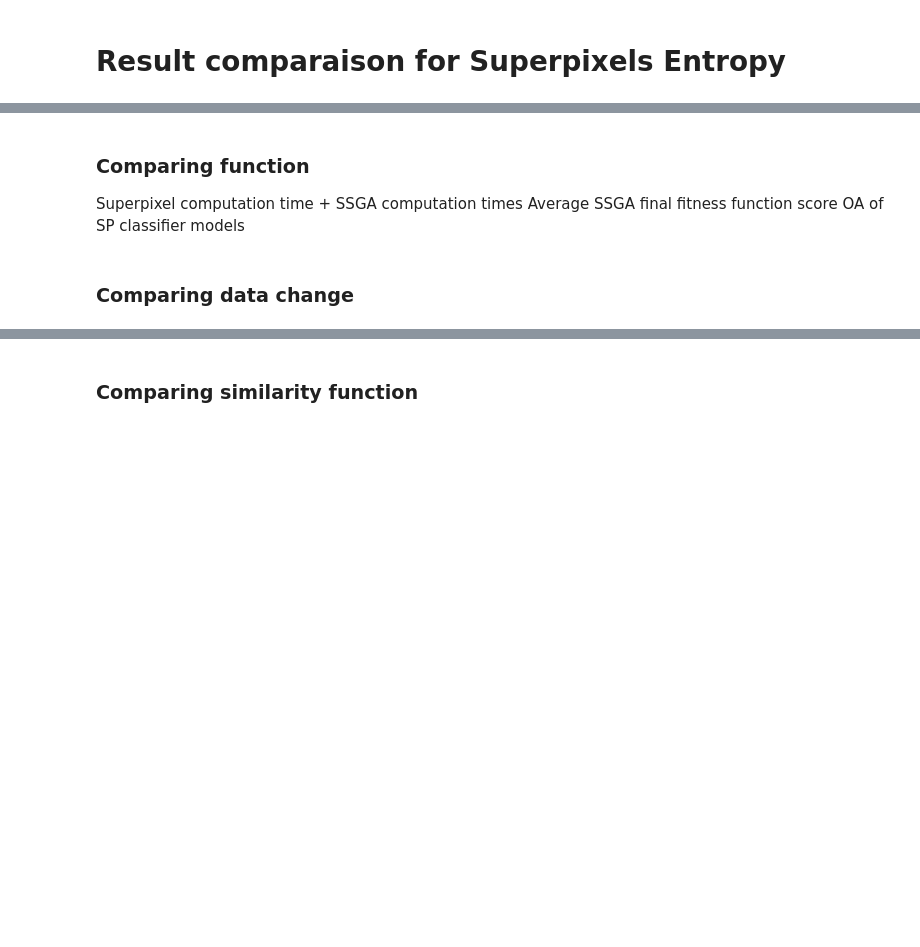
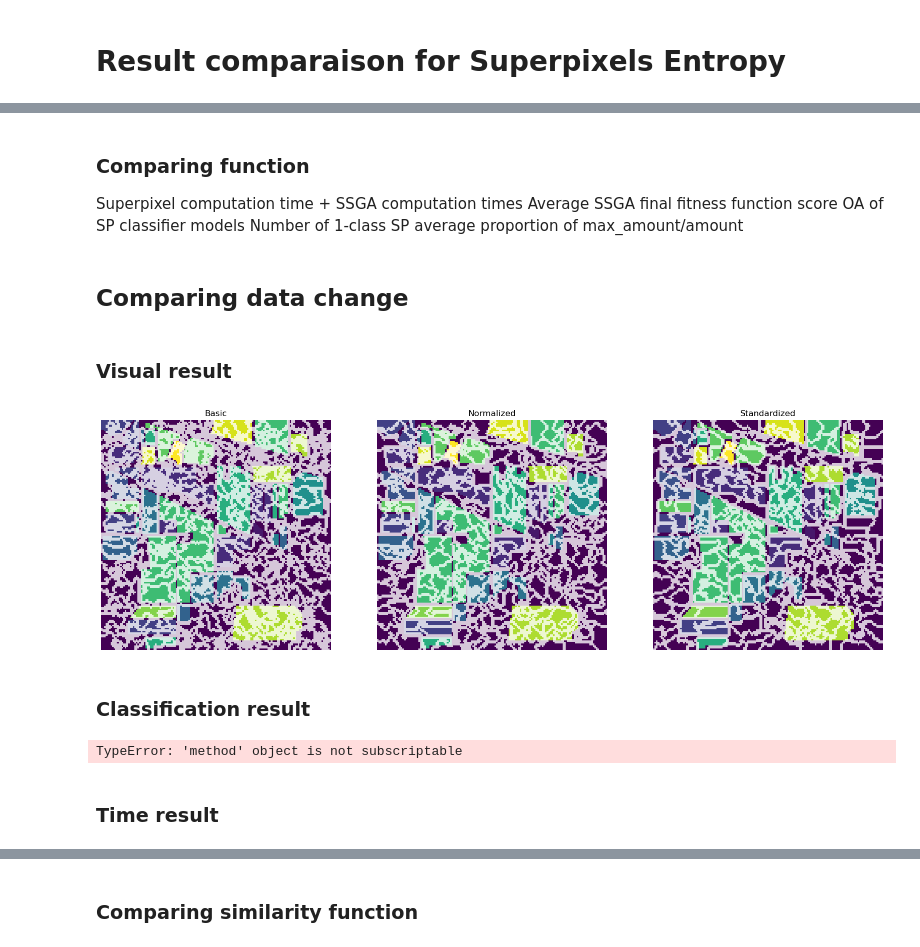
Before and after one commit to GeckSpy/M1-internship-SSGA, a Jupyter notebook: code/SPresult.ipynb, the cells around one changed output, grey strips where cells are left out. Drawn from its saved outputs; the diff is of its cells as text; code cells hidden in the pictures; blank space fills up the shorter version.

Commit message:
compared data format

```diff
--- a/code/SPresult.ipynb
+++ b/code/SPresult.ipynb
@@ -65,10 +156,63 @@ def find_lambda_coeff(data, K, mini, maxi, similarity_function, Ps):
 Superpixel computation time + SSGA computation times
 Average SSGA final fitness function score
 OA of SP classifier models
+Number of 1-class SP
+average proportion of max_amount/amount
 # %% [markdown]
-### Comparing data change
+## Comparing data change
 # %%
 data1 = usedDataset["data"].copy()
 data2 = Data.normalized_data(usedDataset["data"].copy())
 data3 = Data.standardize_data( usedDataset["data"].copy() )
 datas = [data1, data2, data3]
+names = ["Basic", "Normalized", "Standardized"]
+# %%
+K = 200
+Ps = computePs(K)
+# Values found with find_lambda_coeff function
+lambdaCoeffDatas = {100:[1, 17, 34],
+                    200:[1, 33, 72],
+                    300:[1, 52, 110],
+                    400:[1, 59, 150],
+                    500:[1, 78, 187],
+                    600:[1, 94, 230],
+                    700:[1, 133, 275]}
+
+
+SPClassifiers:list[SuperpixelClassifier] = []
+for i,data in enumerate(datas):
+    #SPs, coeff = find_lambda_coeff(data, K, 1, 300, ERS.complete_basic_similarity, Ps)
+    #print("Choosen Coef:", coeff)
+    SPs = ERS.find_superpixel(data, K, lambdaCoeffDatas[K][i], ERS.complete_basic_similarity, True)
+    SPClassifiers.append(SuperpixelClassifier(SPs, usedDataset["labels"], usedDataset["gt"]))
+# %% [markdown]
+### Visual result
+# %%
+fig, axs = plt.subplots(1, len(SPClassifiers))
+fig.set_size_inches(20,40)
+for i,C in enumerate(SPClassifiers):
+    axs[i].imshow(usedDataset["gt"])
+    axs[i].imshow(ERS.create_overlay_borders(usedDataset["gt"], C.liste, color=[255,255,255,200]))
+    axs[i].title.set_text(names[i])
+    axs[i].axis("off")
+
+plt.show()
+# %% [output]
+[figure, added]
+# %% [markdown]
+### Classification result
+# %%
+coordinates = [(x,y) for x in range(N) for y in range(M)]
+labels = [usedDataset["gt"][coor] for coor in coordinates]
+infos = [[] for _ in range(len(datas))]
+for i,C in enumerate(SPClassifiers):
+    infos[i] = [
+        C.accuracy(coordinates, labels),
+        C.singleClassCount(),
+        C.averageProportion()
+    ]
+infos.insert(0, ["OA", "SingleClassCount", "AverageProportion"])
+# %% [output]
+TypeError: 'method' object is not subscriptable
+# %% [markdown]
+### Time result
```
Also changed, not shown: parts of 18 cells of this notebook, 1 other file.
